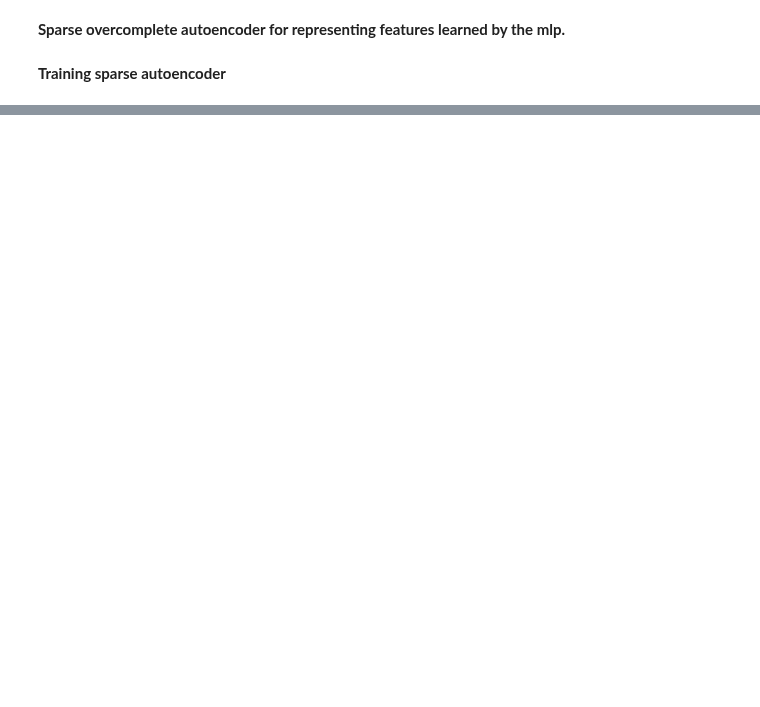
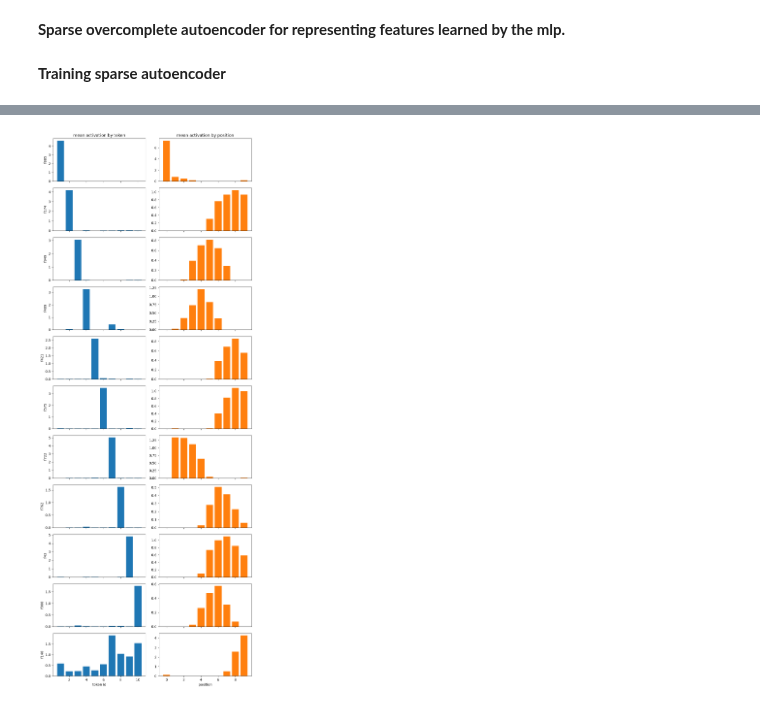
Before and after one commit to PandaGrdn/research-reimplementations, a Jupyter notebook: transformers/sae_train.ipynb, the cells around one changed output, grey strips where cells are left out. Drawn from its saved outputs; the diff is of its cells as text; code cells hidden in the pictures; blank space fills up the shorter version.

```diff
--- a/transformers/sae_train.ipynb
+++ b/transformers/sae_train.ipynb
@@ -51,0 +133,67 @@ Step 1900, Loss: 0.2955012321472168
+# %%
+def representative_features(min_selectivity=0.8):
+    chosen = []
+    for ti in range(len(tok_ids)):
+        candidates = torch.where(enough & (preferred == ti) & (selectivity >= min_selectivity))[0]
+        if len(candidates) == 0:
+            continue
+        chosen.append(candidates[freq[candidates].argmax()].item())
+    position_features = torch.where(enough & (pos_selectivity > 0.5) & (selectivity < 0.4))[0]
+    if len(position_features):
+        chosen.append(position_features[freq[position_features].argmax()].item())
+    return chosen
+
+
+def top_contexts(feature, k=4):
+    idx = z[:, feature].argsort(descending=True)[:k]
+    rows = []
+    for i in idx.tolist():
+        start = (i // SEQ_LEN) * SEQ_LEN
+        seq = tokens[start : start + SEQ_LEN].tolist()
+        pos = i - start
+        rows.append((z[i, feature].item(), pos, seq))
+    return rows
+
+
+def show_dashboard(feature_ids):
+    """Per feature: which token it fires on, which position, and the strongest sequences.
+
+    The bracketed token is the position that produced the activation. Read the
+    two bars together. A tall bar on one token is a token detector. A tall bar
+    on one position and a flat token plot is a position detector.
+    """
+    n = len(feature_ids)
+    fig, axes = plt.subplots(n, 2, figsize=(9, 2.1 * n), sharex="col")
+    if n == 1:
+        axes = axes.reshape(1, 2)
+
+    for row, feature in enumerate(feature_ids):
+        axes[row, 0].bar(tok_ids, mean_on_token[:, feature].numpy(), color="C0")
+        axes[row, 0].set_ylabel(f"f{feature}")
+        axes[row, 1].bar(range(SEQ_LEN), mean_on_pos[:, feature].numpy(), color="C1")
+        if row == 0:
+            axes[row, 0].set_title("mean activation by token")
+            axes[row, 1].set_title("mean activation by position")
+
+        contexts = top_contexts(feature)
+        rendered = []
+        for value, pos, seq in contexts:
+            marked = [f"[{t}]" if j == pos else str(t) for j, t in enumerate(seq)]
+            rendered.append(f"{value:5.2f}  " + " ".join(marked))
+        print(
+            f"feature {feature}   fires on {freq[feature].item():.1%} of tokens   "
+            f"token selectivity {selectivity[feature].item():.2f}   "
+            f"position selectivity {pos_selectivity[feature].item():.2f}\n"
+            + "\n".join(rendered)
+            + "\n"
+        )
+
+    axes[-1, 0].set_xlabel("token id")
+    axes[-1, 1].set_xlabel("position")
+    fig.tight_layout()
+    plt.show()
+
+
+reps = representative_features()
+show_dashboard(reps)
+# %% [output]
@@ -51,0 +217 @@ Step 1900, Loss: 0.2955012321472168
+[figure, added]
```
Also changed, not shown: parts of 5 cells of this notebook, 1 other file.
